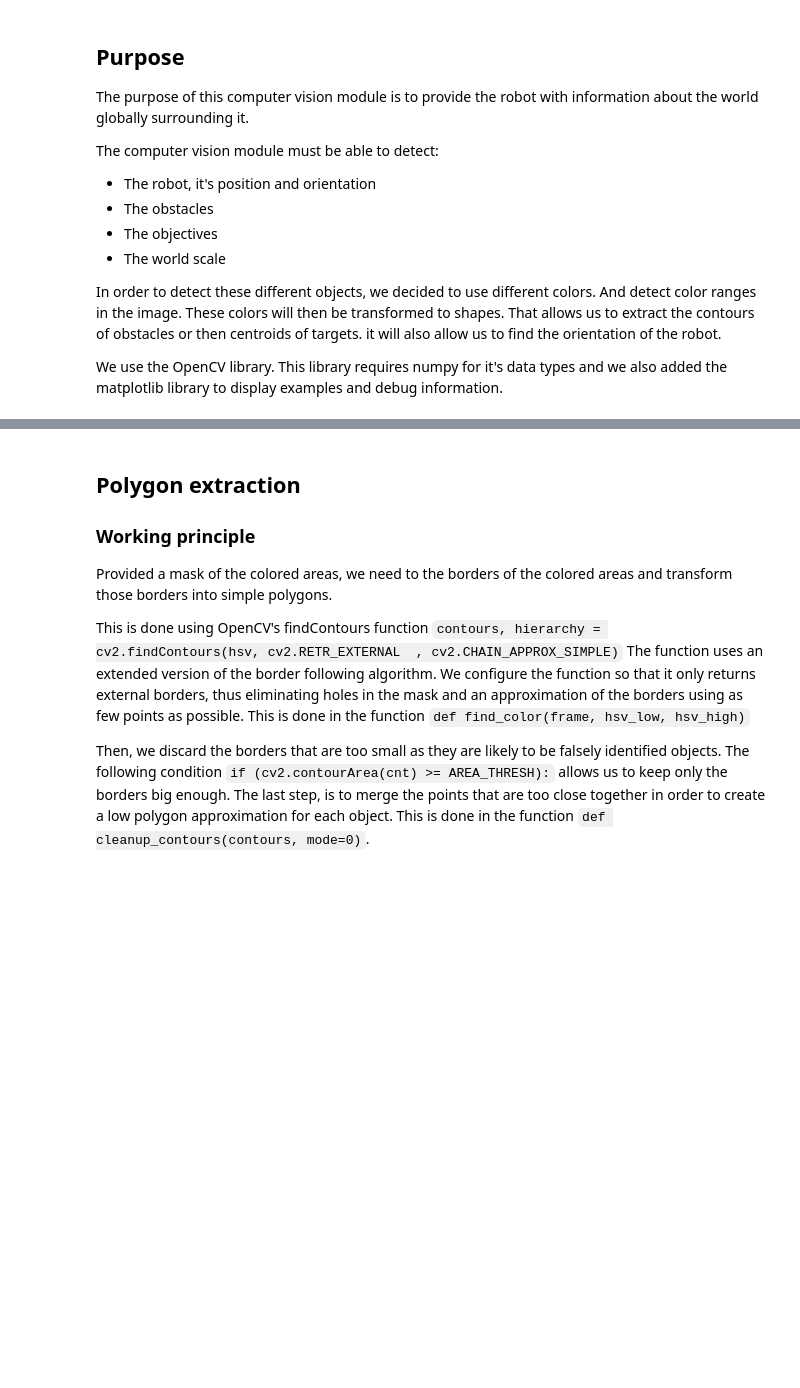
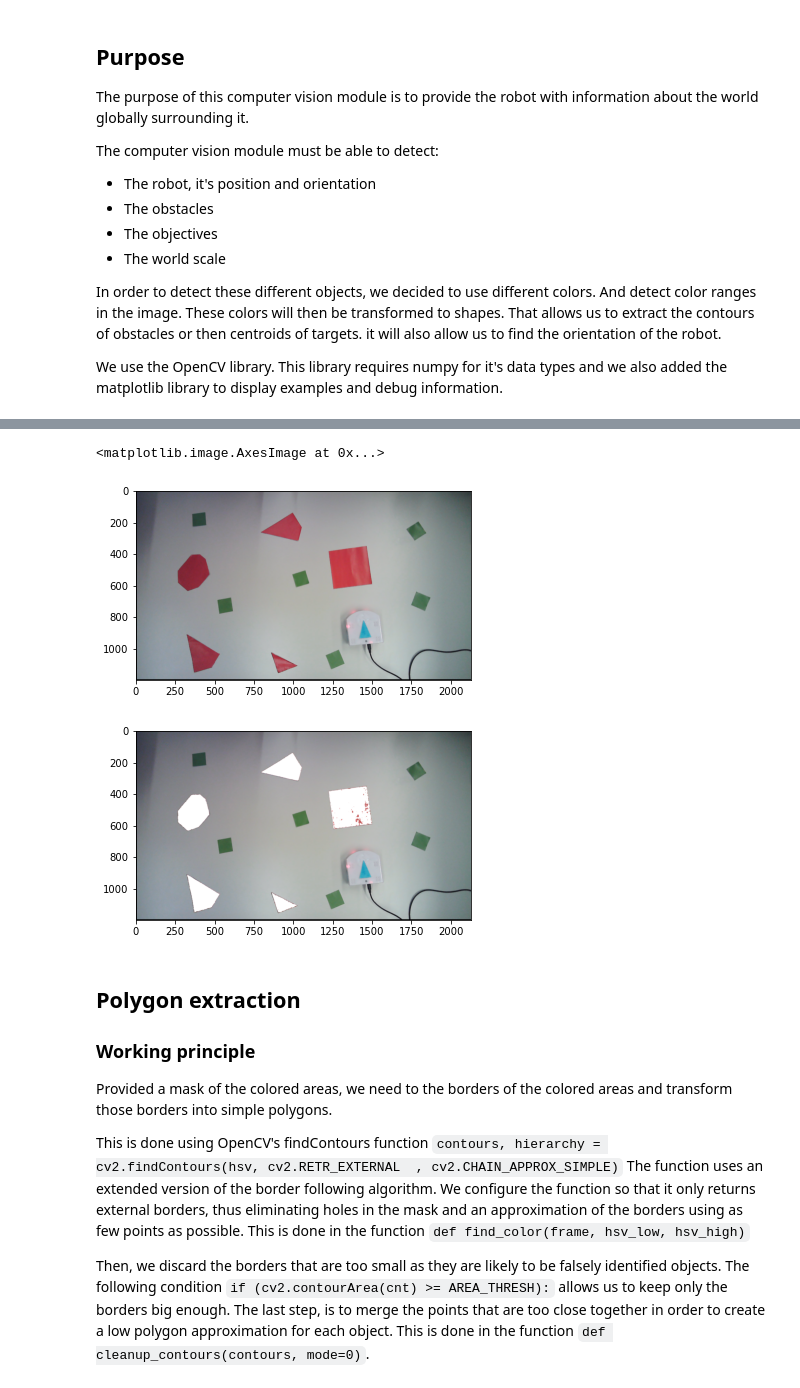
Before and after one commit to iac26/projet_robotique_2020, a Jupyter notebook: src/roomba.ipynb, the cells around one changed output, grey strips where cells are left out. Cells and saved outputs as stored; diff of their text form; code cells hidden in the pictures; blank space fills up the shorter version.

```diff
--- a/src/roomba.ipynb
+++ b/src/roomba.ipynb
@@ -123,3 +87,40 @@ cv2.destroyAllWindows()
+# %%
+# these are approximated values for the color blue
+
+RED_LOW  = [150, 100, 100]
+RED_HIGH = [179, 255, 255]
+
+color_low = np.array(RED_LOW, np.uint8)
+color_high = np.array(RED_HIGH, np.uint8)
+
+
+
+frame = cv2.imread("images/colors.png")
+plt.imshow(frame[:,:,::-1])
+
+hsv = cv2.cvtColor(frame, cv2.COLOR_BGR2HSV)
+
+
+msk = cv2.inRange(hsv,  color_low, color_high)
+
+msk_inv = cv2.bitwise_not(msk)
+
+white = np.zeros(frame.shape, np.uint8)
+
+white[:]=255
+
+bg = cv2.bitwise_and(frame,frame,mask = msk_inv)
+fg = cv2.bitwise_and(white,white,mask = msk)
+
+final = cv2.bitwise_or(bg, fg)
+
+
+plt.figure()
+plt.imshow(final[:,:,::-1])
+# %% [output]
+<matplotlib.image.AxesImage at 0x...>
+[figure, added]
+[figure, added]
 # %% [markdown]
 ## Polygon extraction
 
```
Also changed, not shown: parts of 15 cells of this notebook, 1 other file.
